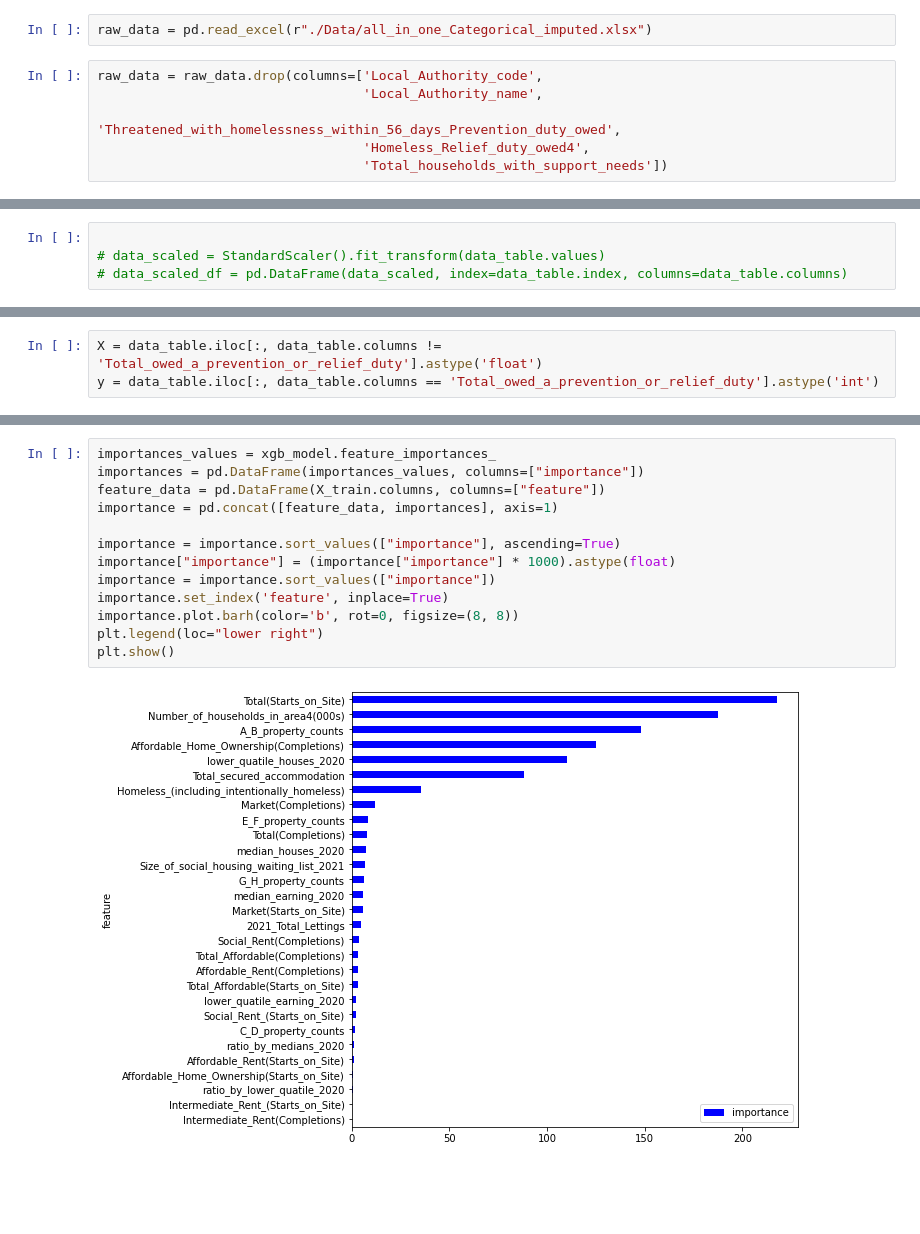
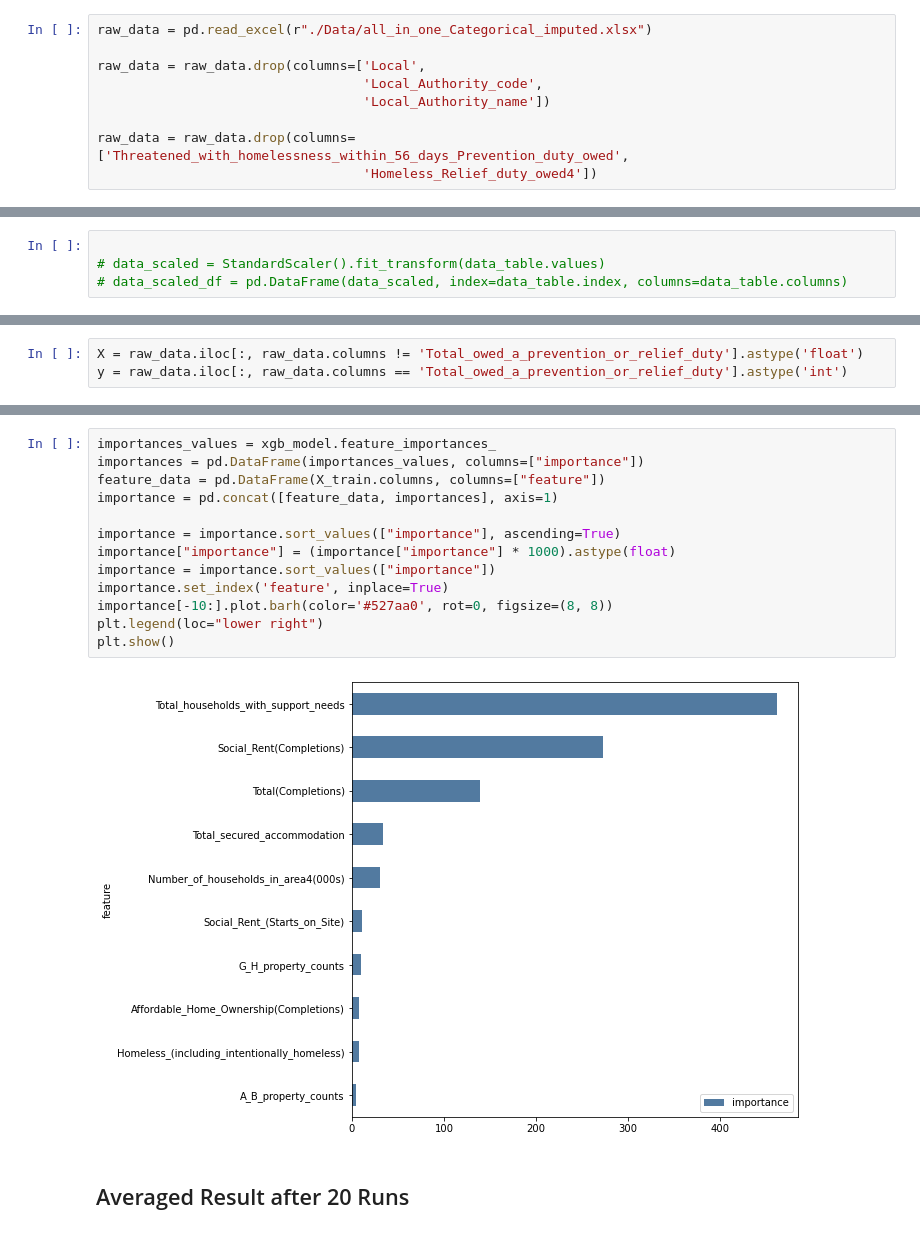
Before and after one commit to SIthodox2286/ADS_year3_project_8, a Jupyter notebook: xgboost_cate.ipynb, the cells around one changed output, grey strips where cells are left out. Saved outputs shown, nothing was run; the diff lists cells and outputs as text; blank space fills up the shorter version.

Commit message:
xgboost feature importance analysis

```diff
--- a/xgboost_cate.ipynb
+++ b/xgboost_cate.ipynb
@@ -70,9 +71,10 @@ data_table=data_table.drop(labels='Total_households_with_support_needs',axis=1)
 #data_table=data_table.drop(labels='lower_quatile_earning_2020',axis=1)
 # %%
 raw_data = pd.read_excel(r"./Data/all_in_one_Categorical_imputed.xlsx")
+
+raw_data = raw_data.drop(columns=['Local',
+                                  'Local_Authority_code',
+                                  'Local_Authority_name'])
+
+raw_data = raw_data.drop(columns=['Threatened_with_homelessness_within_56_days_Prevention_duty_owed',
+                                  'Homeless_Relief_duty_owed4'])
-# %%
-raw_data = raw_data.drop(columns=['Local_Authority_code',
-                                  'Local_Authority_name',
-                                  'Threatened_with_homelessness_within_56_days_Prevention_duty_owed',
-                                  'Homeless_Relief_duty_owed4',
-                                  'Total_households_with_support_needs'])
@@ -107,3 +165,3 @@ Index(['Local', 'Total_owed_a_prevention_or_relief_duty',
 # %%
-X = data_table.iloc[:, data_table.columns != 'Total_owed_a_prevention_or_relief_duty'].astype('float')
-y = data_table.iloc[:, data_table.columns == 'Total_owed_a_prevention_or_relief_duty'].astype('int')
+X = raw_data.iloc[:, raw_data.columns != 'Total_owed_a_prevention_or_relief_duty'].astype('float')
+y = raw_data.iloc[:, raw_data.columns == 'Total_owed_a_prevention_or_relief_duty'].astype('int')
@@ -130,17 +180,19 @@ print(thresholds)
 # %%
 importances_values = xgb_model.feature_importances_
 importances = pd.DataFrame(importances_values, columns=["importance"])
 feature_data = pd.DataFrame(X_train.columns, columns=["feature"])
 importance = pd.concat([feature_data, importances], axis=1)
 
 importance = importance.sort_values(["importance"], ascending=True)
 importance["importance"] = (importance["importance"] * 1000).astype(float)
 importance = importance.sort_values(["importance"])
 importance.set_index('feature', inplace=True)
-importance.plot.barh(color='b', rot=0, figsize=(8, 8))
+importance[-10:].plot.barh(color='#527aa0', rot=0, figsize=(8, 8))
 plt.legend(loc="lower right")
 plt.show()
 # %% [output]
-[figure, old version]
+[figure, new version]
+# %% [markdown]
+## Averaged Result after 20 Runs
 # %%
 accuracy_list = []
```
Also changed, not shown: parts of 20 cells of this notebook.
